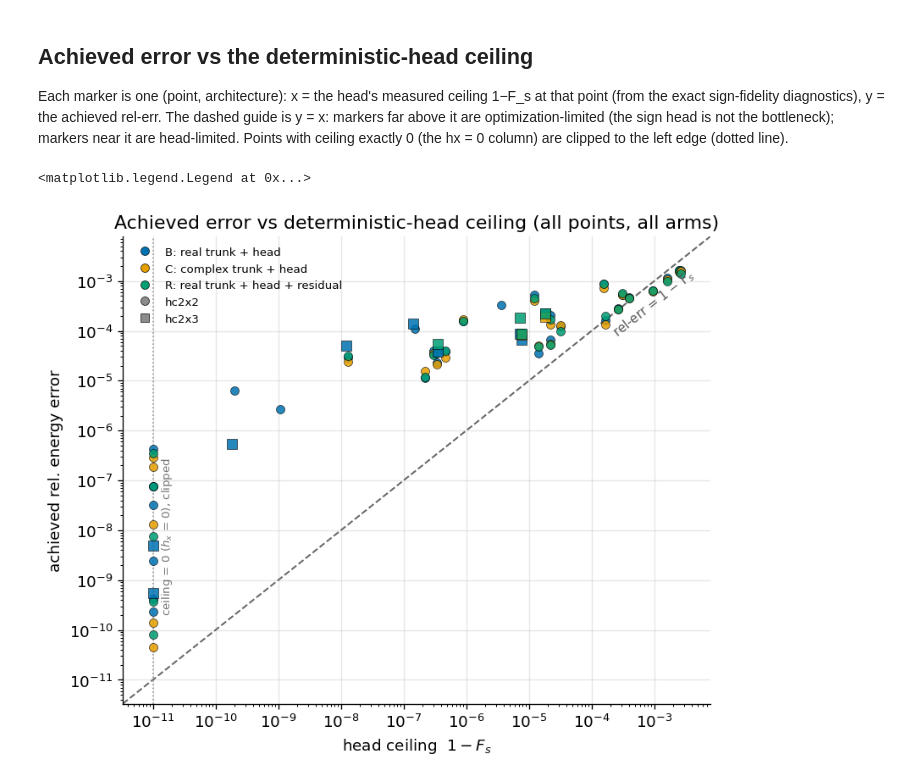
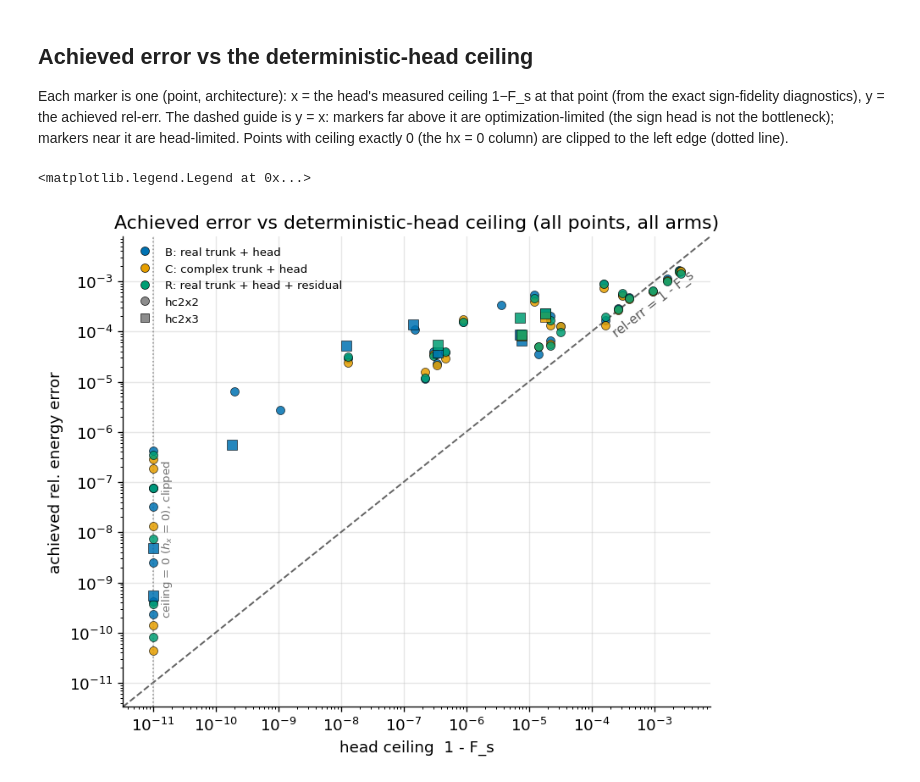
Before and after one commit to SanzharBissenali/2D-TC, a Jupyter notebook: analysis/05_phase4b_plane.ipynb, the cells around one changed output. Saved outputs shown, nothing was run; the diff lists cells and outputs as text; code cells hidden in the pictures.

Commit message:
analysis/05: plain-text guide labels (avoid mathtext glyph-fallback recursion on fragile font caches)
Co-Authored-By: Claude Fable 5 <noreply@anthropic.com>

```diff
--- a/analysis/05_phase4b_plane.ipynb
+++ b/analysis/05_phase4b_plane.ipynb
@@ -149,33 +150,33 @@ from matplotlib.lines import Line2D
 
 CLIP = 1e-11
 MARK = {'2x2': 'o', '2x3': 's'}
 xs, ys = [], []
 fig, ax = plt.subplots(figsize=(6.6, 5.4), constrained_layout=True)
 for (size, hx, hz, arm), y in sorted(rel.items()):
     fs = refs.get((size, hx, hz), {}).get('F_s')
     if fs is None:
         continue
     x = max(1.0 - fs, CLIP)
     xs.append(x); ys.append(y)
     ax.plot(x, y, MARK[size], color=ARM_COLOR[arm], ms=7 if size == '2x3' else 6,
             mec='k', mew=0.4, alpha=0.85, zorder=3)
 lo = CLIP / 3
 hi = 3 * max(max(xs), max(ys))
 ax.plot([lo, hi], [lo, hi], '--', color='0.4', lw=1.2, zorder=2)
-ax.text(2e-4, 8e-5, 'rel-err = 1 $-$ F$_s$', color='0.35', fontsize=9, rotation=38)
+ax.text(2e-4, 8e-5, 'rel-err = 1 - F_s', color='0.35', fontsize=9, rotation=38)
 ax.axvline(CLIP, color='0.6', ls=':', lw=1)
 ax.text(CLIP * 1.3, 2e-10, 'ceiling = 0 ($h_x$ = 0), clipped', color='0.45',
         fontsize=8, rotation=90, va='bottom')
 ax.set_xscale('log'); ax.set_yscale('log')
 ax.set_xlim(lo, hi); ax.set_ylim(lo, hi)
-ax.set(xlabel=r'head ceiling  $1 - F_s$', ylabel=r'achieved rel. energy error',
+ax.set(xlabel='head ceiling  1 - F_s', ylabel='achieved rel. energy error',
        title='Achieved error vs deterministic-head ceiling (all points, all arms)')
 handles = [Line2D([], [], marker='o', ls='', color=ARM_COLOR[a], mec='k', mew=0.4,
                   ms=6, label=ARM_LABEL[a]) for a in ARMS]
 handles += [Line2D([], [], marker=m, ls='', color='0.55', mec='k', mew=0.4, ms=6,
                    label=f'hc{s}') for s, m in MARK.items()]
 ax.legend(handles=handles, frameon=False, fontsize=8, loc='upper left')
 # fig.savefig(f"{FIGDIR}/phase4b_ceiling_scatter.png", dpi=300, bbox_inches="tight")
 # %% [output]
 <matplotlib.legend.Legend at 0x...>
-[figure, old version]
+[figure, new version]
```
Also changed, not shown: parts of 1 cell of this notebook.
